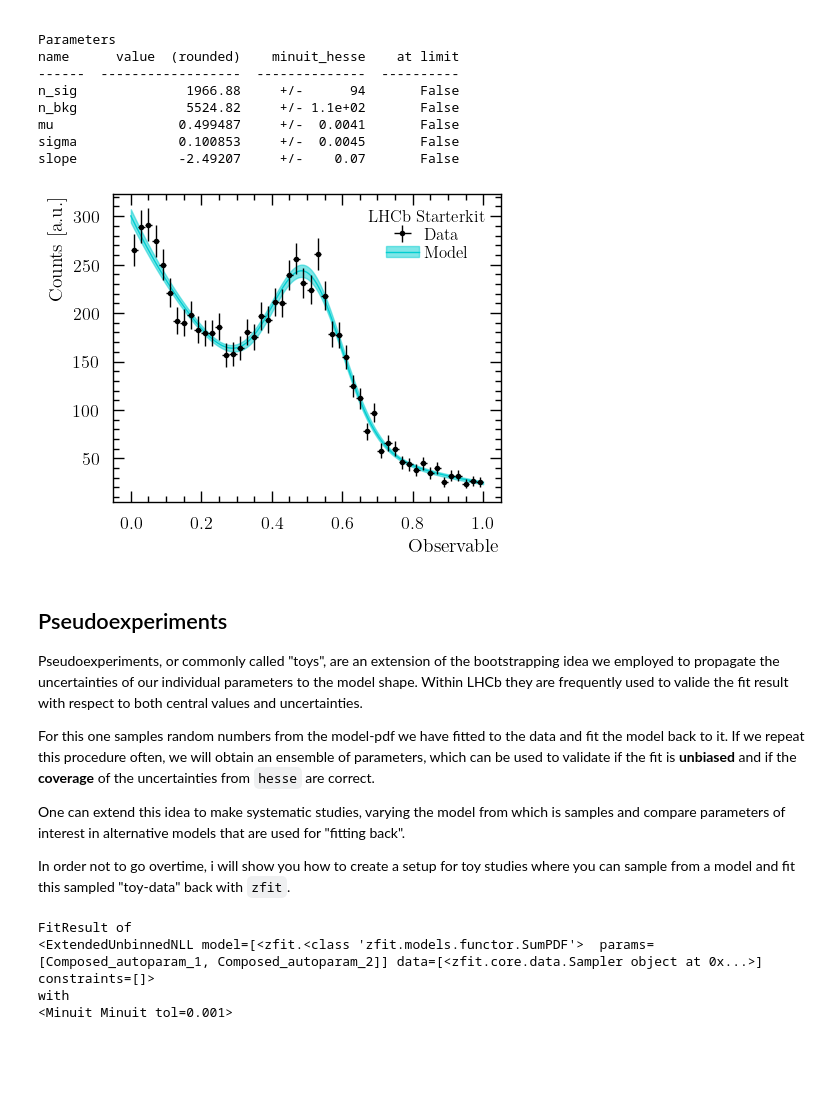
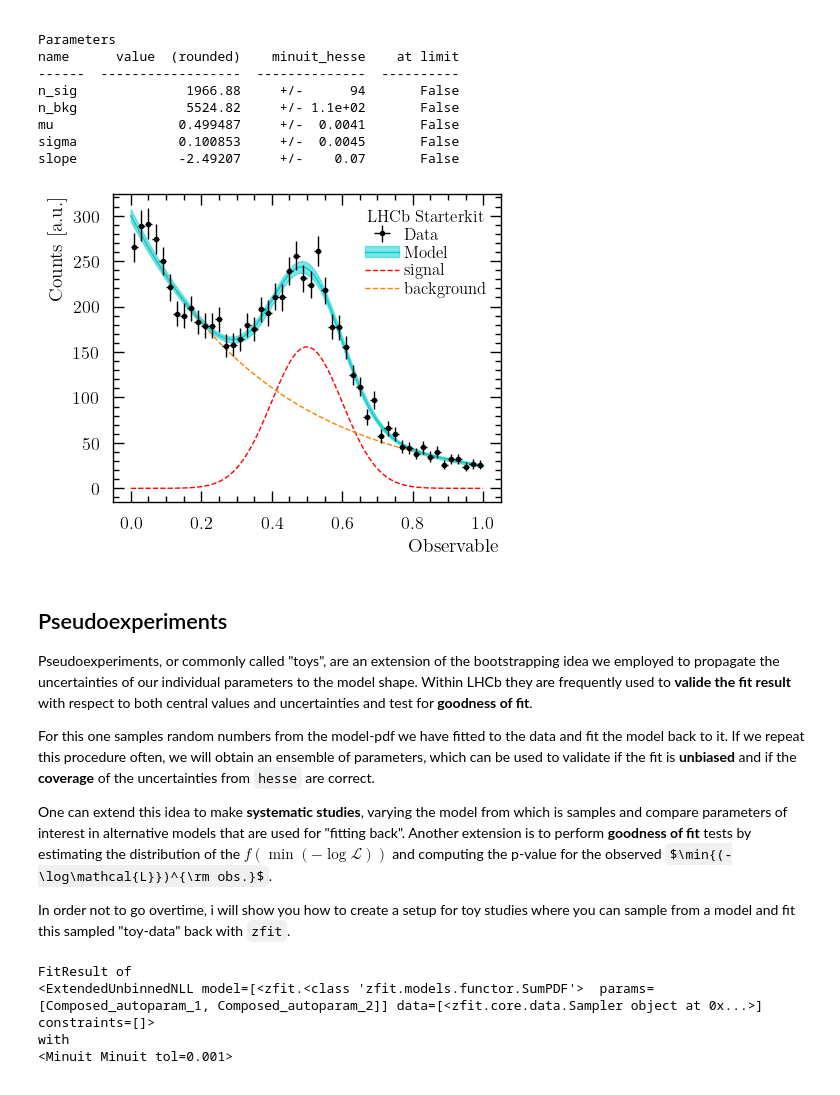
Before and after one commit to schmitse/lhcb-starterkit-2022, a Jupyter notebook: zfitAdvanced.ipynb, the cells around one changed output. Cells and saved outputs as stored; diff of their text form; code cells hidden in the pictures; some formulas as TeX source; blank space fills up the shorter version.

```diff
--- a/zfitAdvanced.ipynb
+++ b/zfitAdvanced.ipynb
@@ -109,33 +109,33 @@ slope             -2.49207     +/-    0.07       False
 # %%
 def eval_zfit_model(model: zfit.pdf.BasePDF, basis:np.ndarray, pars: np.ndarray)->np.ndarray:
     """ brief helper to evaluate model for given parameters and basis """
     with zfit.param.set_values([n_sig, n_bkg, mu, sigma, slope], pars):
         pdf = model.pdf(basis) * (n_sig.numpy()+n_bkg.numpy())
     return pdf
 
 # get the model pdf for the plot
 basis = np.linspace(*obs.limit1d, 200)
 model_np = model.pdf(basis).numpy() * (n_sig.numpy()+n_bkg.numpy())
 
 # compute the uncertainties propagated to the model shape
 mean_params = [result.params[p]['value'] for p in result.params.keys()]
 covariance = result.covariance()
 rnd_pars = gen.multivariate_normal(mean_params, covariance, 200,)
 smodels_np = np.std([eval_zfit_model(model, basis, pars) for pars in rnd_pars], ddof=1, axis=0)
 
 # plot the fit
-plot_fit(data['mass'], basis, model_np, obs, smodel=smodels_np)
+plot_fit(data['mass'], basis, model_np, obs, smodel=smodels_np, zmodel=model)
 # %% [output]
-[figure, old version]
+[figure, new version]
 # %% [markdown]
 ## Pseudoexperiments
 
-Pseudoexperiments, or commonly called "toys", are an extension of the bootstrapping idea we employed to propagate the uncertainties of our individual parameters to the model shape. Within LHCb they are frequently used to valide the fit result with respect to both central values and uncertainties.
+Pseudoexperiments, or commonly called "toys", are an extension of the bootstrapping idea we employed to propagate the uncertainties of our individual parameters to the model shape. Within LHCb they are frequently used to **valide the fit result** with respect to both central values and uncertainties and test for **goodness of fit**.
 
 For this one samples random numbers from the model-pdf we have fitted to the data and fit the model back to it.
 If we repeat this procedure often, we will obtain an ensemble of parameters, which can be used to validate if the fit is **unbiased** and if the **coverage** of the uncertainties from `hesse` are correct.
 
-One can extend this idea to make systematic studies, varying the model from which is samples and compare parameters of interest in alternative models that are used for "fitting back".
+One can extend this idea to make **systematic studies**, varying the model from which is samples and compare parameters of interest in alternative models that are used for "fitting back". Another extension is to perform **goodness of fit** tests by estimating the distribution of the $f\left(\min({-\log\mathcal{L}})\right)$ and computing the p-value for the observed $\min{(-\log\mathcal{L}})^{\rm obs.}$.
 
 In order not to go overtime, i will show you how to create a setup for toy studies where you can sample from a model and fit this sampled "toy-data" back with `zfit`.
 # %%
```
Also changed, not shown: parts of 6 cells of this notebook, 2 other files.
